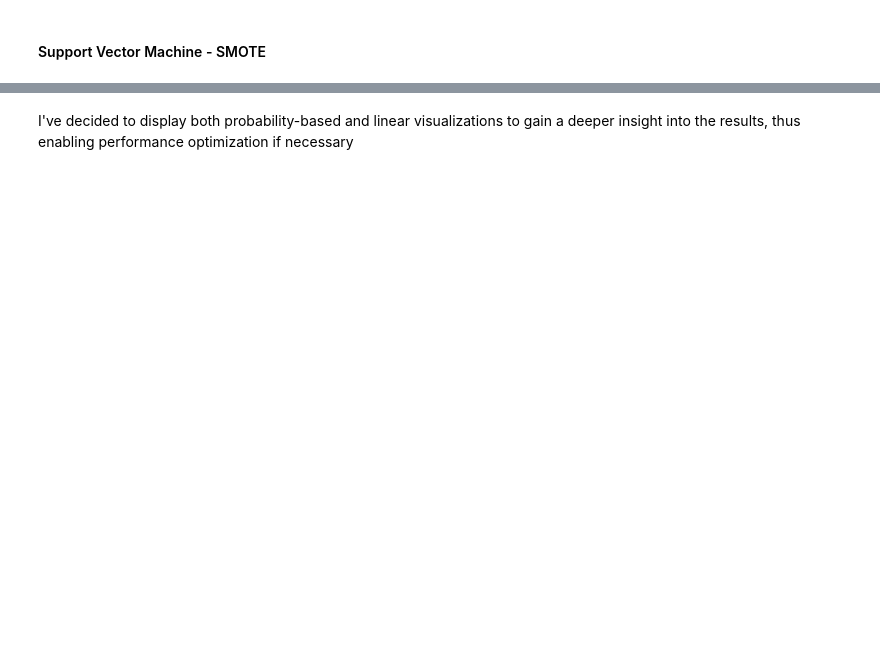
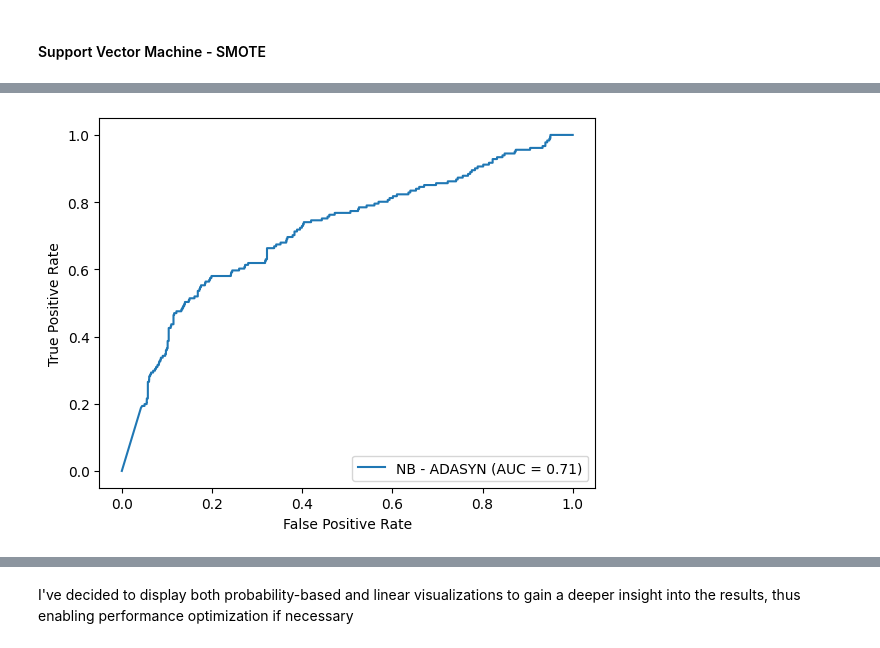
Before and after one commit to Keiraahn/TextMining_Project_retake, a Jupyter notebook: Code_Mehdi.ipynb, the cells around one changed output, grey strips where cells are left out. Cells and saved outputs as stored; diff of their text form; code cells hidden in the pictures; blank space fills up the shorter version.

```diff
--- a/Code_Mehdi.ipynb
+++ b/Code_Mehdi.ipynb
@@ -480,0 +547,5 @@ weighted avg       0.96      0.95      0.95      3576
+# %%
+y_proba_adasyn = nb_pipeline.predict_proba(X_test)[:, 1]
+display_roc_curve(y_test, y_proba_adasyn, "NB - ADASYN")
+# %% [output]
+[figure, added]
```
Also changed, not shown: parts of 39 cells of this notebook, 4 other files.
